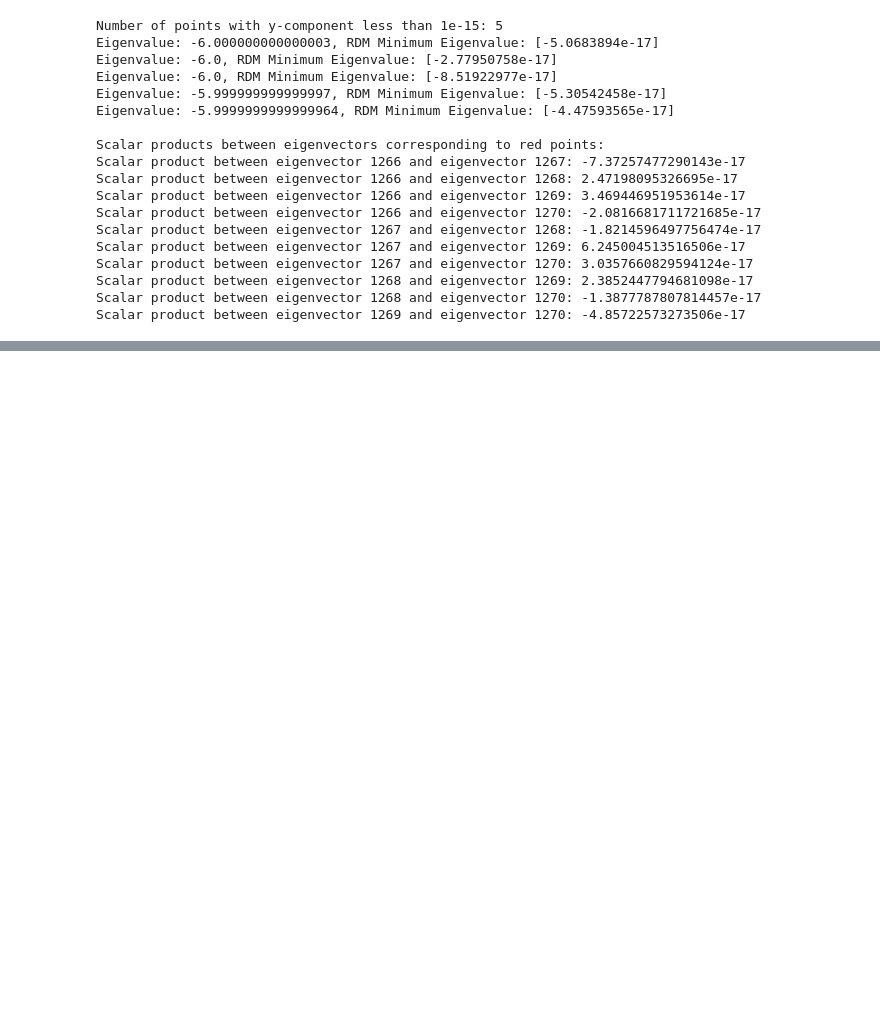
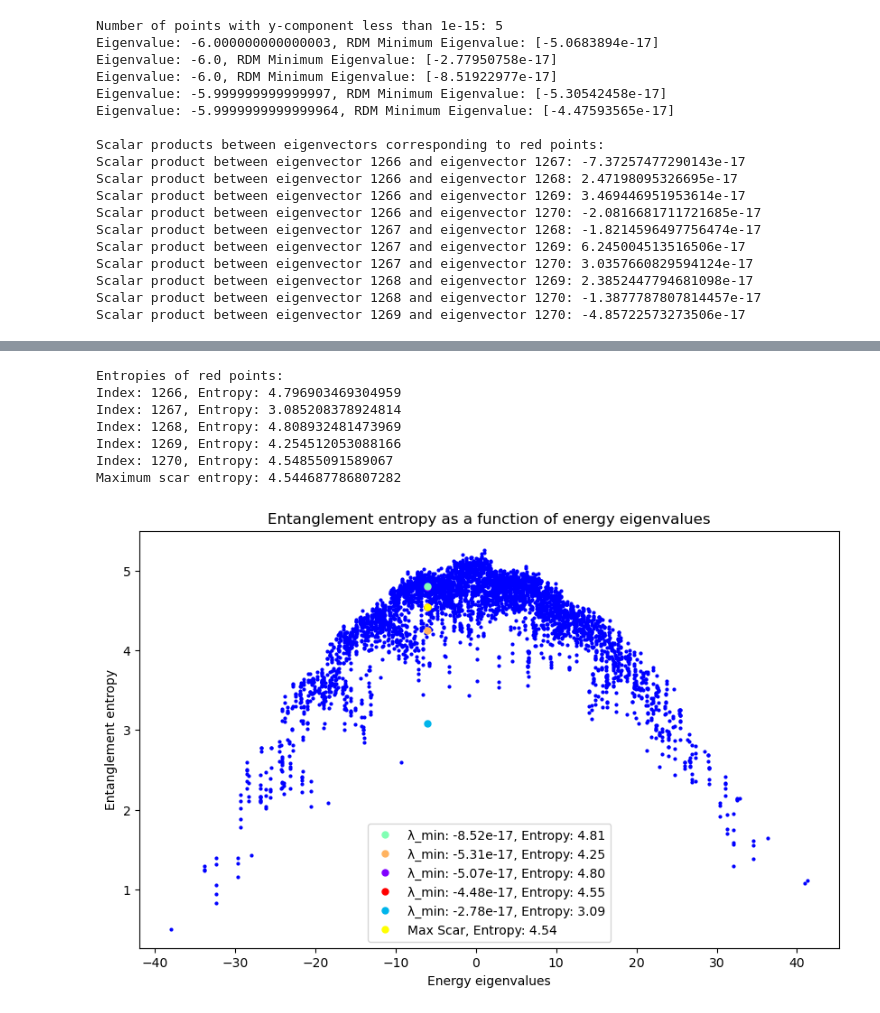
Before and after one commit to ofeypolv/frh, a Jupyter notebook: icosahedral.ipynb, the cells around one changed output, grey strips where cells are left out. Saved outputs shown, nothing was run; the diff lists cells and outputs as text; code cells hidden in the pictures; blank space fills up the shorter version.

```diff
--- a/icosahedral.ipynb
+++ b/icosahedral.ipynb
@@ -482,2 +505,63 @@ plt.show()
+# %%
+# Define a list of colors for red points
+red_colors = plt.cm.rainbow(np.linspace(0, 1, len(red_indices)))
+
+# Compute entanglement entropy for all eigenstates in the full Hilbert space
+subsystem_size = N // 2
+naive_entropies = [entanglement_entropy(eigenvectors[:, i], subsystem_size, N) for i in range(eigenvectors.shape[1])]
+
+# Compute entanglement entropy for the max_scar wavefunction
+max_scar_entropy = entanglement_entropy(max_scar, subsystem_size, N)
+
+# Print entropies of red points only
+print("Entropies of red points:")
+for i in red_indices:
+    print(f'Index: {i}, Entropy: {naive_entropies[i]}')
+
+print(f'Maximum scar entropy: {max_scar_entropy}')
+
+# Plot entanglement entropy as a function of energy eigenvalues
+plt.figure(figsize=(10, 6))
+
+# Highlight points with y-component less than the threshold in red
+colors = ['red' if y < threshold else 'blue' for y in min_eigenvalues]
+
+# Plot entanglement entropy with highlighted points
+for i, color in enumerate(colors):
+    plt.plot(eigenvalues[i], naive_entropies[i], 'o', color=color, markersize=2)
+
+# Collect handles and labels for the legend
+handles = []
+labels = []
+
+# Plot each red point with a different color and collect handles and labels
+for i, idx in enumerate(red_indices):
+    handle, = plt.plot(eigenvalues[idx], naive_entropies[idx], 'o', color=red_colors[i], markersize=5)
+    handles.append(handle)
+    labels.append(f'λ_min: {float(min_eigenvalues[idx]):.2e}, Entropy: {naive_entropies[idx]:.2f}')
+
+# Plot the maximum scar entropy in yellow and add to handles and labels
+max_scar_handle, = plt.plot(np.mean(red_eigenvalues), max_scar_entropy, 'o', color='yellow', markersize=5)
+handles.append(max_scar_handle)
+labels.append('Max Scar, Entropy: {:.2f}'.format(max_scar_entropy))
+
+# Sort handles and labels by lambda min
+sorted_handles_labels = sorted(zip(handles, labels), key=lambda hl: float(hl[1].split(': ')[1].split(',')[0]) if 'λ_min' in hl[1] else float('inf'))
+sorted_handles, sorted_labels = zip(*sorted_handles_labels)
+
+plt.xlabel('Energy eigenvalues')
+plt.ylabel('Entanglement entropy')
+plt.title('Entanglement entropy as a function of energy eigenvalues')
+plt.legend(sorted_handles, sorted_labels)
+plt.show()
+# %% [output]
+Entropies of red points:
+Index: 1266, Entropy: 4.796903469304959
+Index: 1267, Entropy: 3.085208378924814
+Index: 1268, Entropy: 4.808932481473969
+Index: 1269, Entropy: 4.254512053088166
+Index: 1270, Entropy: 4.54855091589067
+Maximum scar entropy: 4.544687786807282
+[figure, added]
 # %%
 #find a 4 spins charge commuting with the rdm.
```
Also changed, not shown: parts of 7 cells of this notebook, 1 other file.
